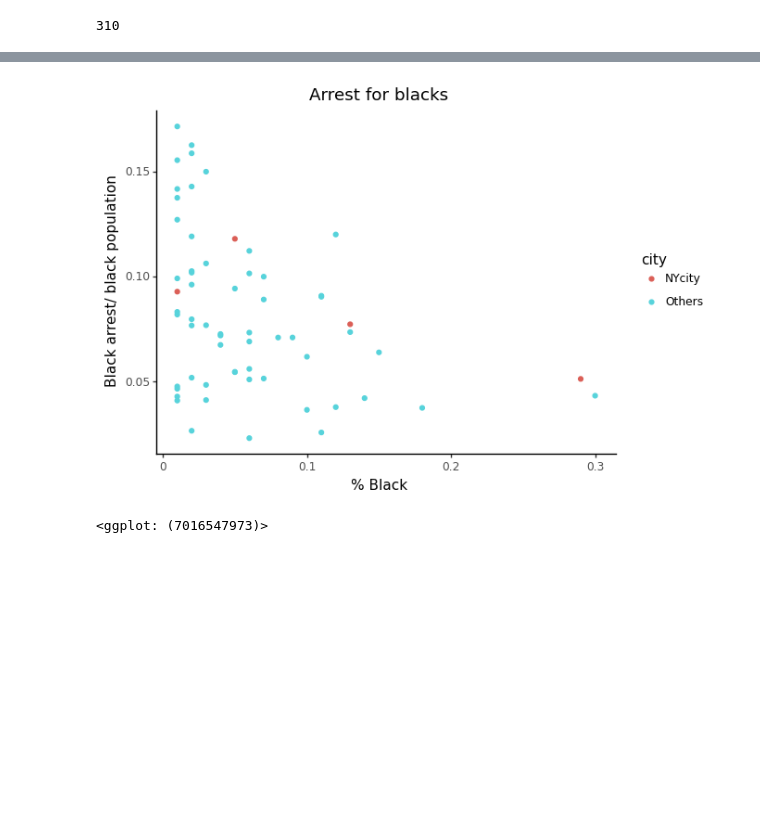
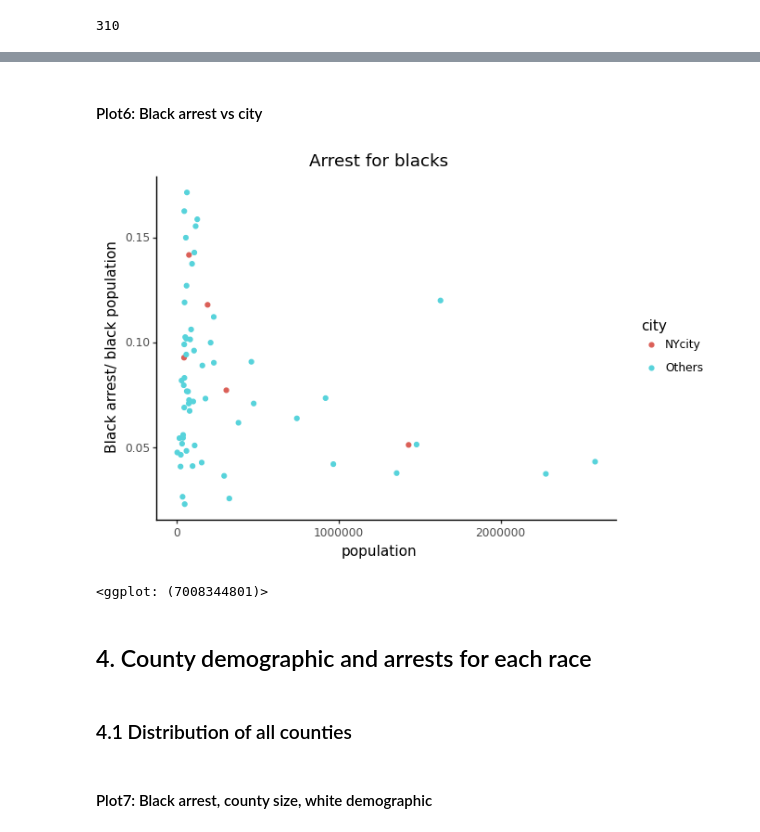
Before and after one commit to maayaikeda/newyork_crime, a Jupyter notebook: New_york_crime_cleaned.ipynb, the cells around one changed output, grey strips where cells are left out. Drawn from its saved outputs; the diff is of its cells as text; code cells hidden in the pictures; blank space fills up the shorter version.

```diff
--- a/New_york_crime_cleaned.ipynb
+++ b/New_york_crime_cleaned.ipynb
@@ -213,0 +292,3 @@ prison_df2['city'] = prison_df2['city'].str.replace(" ","")
+# %%
+# Calculate arrest/population
+prison_df2['arrestperpopulation'] = prison_df2['arrest']/prison_df2['population']
@@ -276,2 +326,0 @@ whitesum = whitesum.reset_index()
-# %%
-prison_df2['arrest/population'] = prison_df2['arrest']/prison_df2['population']
@@ -278,13 +394,19 @@ prison_df2['arrest/population'] = prison_df2['arrest']/prison_df2['population']
+# %% [markdown]
+#### Plot6: <a id='plot6'>Black arrest vs city </a>
 # %%
 black = prison_df2[(prison_df2.race == 'Black')]
 # %%
-(ggplot(black, aes(x= '%population', y='arrest/population',color = 'city'))
+(ggplot(black, aes(x= 'totpopulation', y='arrestperpopulation',color = 'city'))
  + geom_point()
  + ggtitle('Arrest for blacks')
  + ylab('Black arrest/ black population')
- + xlab('% Black')
+ + xlab('population')
  + theme_classic()
 )
 # %% [output]
-[figure, old version]
+[figure, new version]
-<ggplot: (7016547973)>
+<ggplot: (7008344801)>
+# %% [markdown]
+## 4. <a id='4'>County demographic and arrests for each race </a>
+# %% [markdown]
+### 4.1 <a id='4.1'> Distribution of all counties</a>
@@ -290,0 +429,2 @@ black = prison_df2[(prison_df2.race == 'Black')]
+# %% [markdown]
+#### Plot7: <a id='plot7'>Black arrest, county size, white demographic </a>
```
Also changed, not shown: parts of 87 cells of this notebook.
